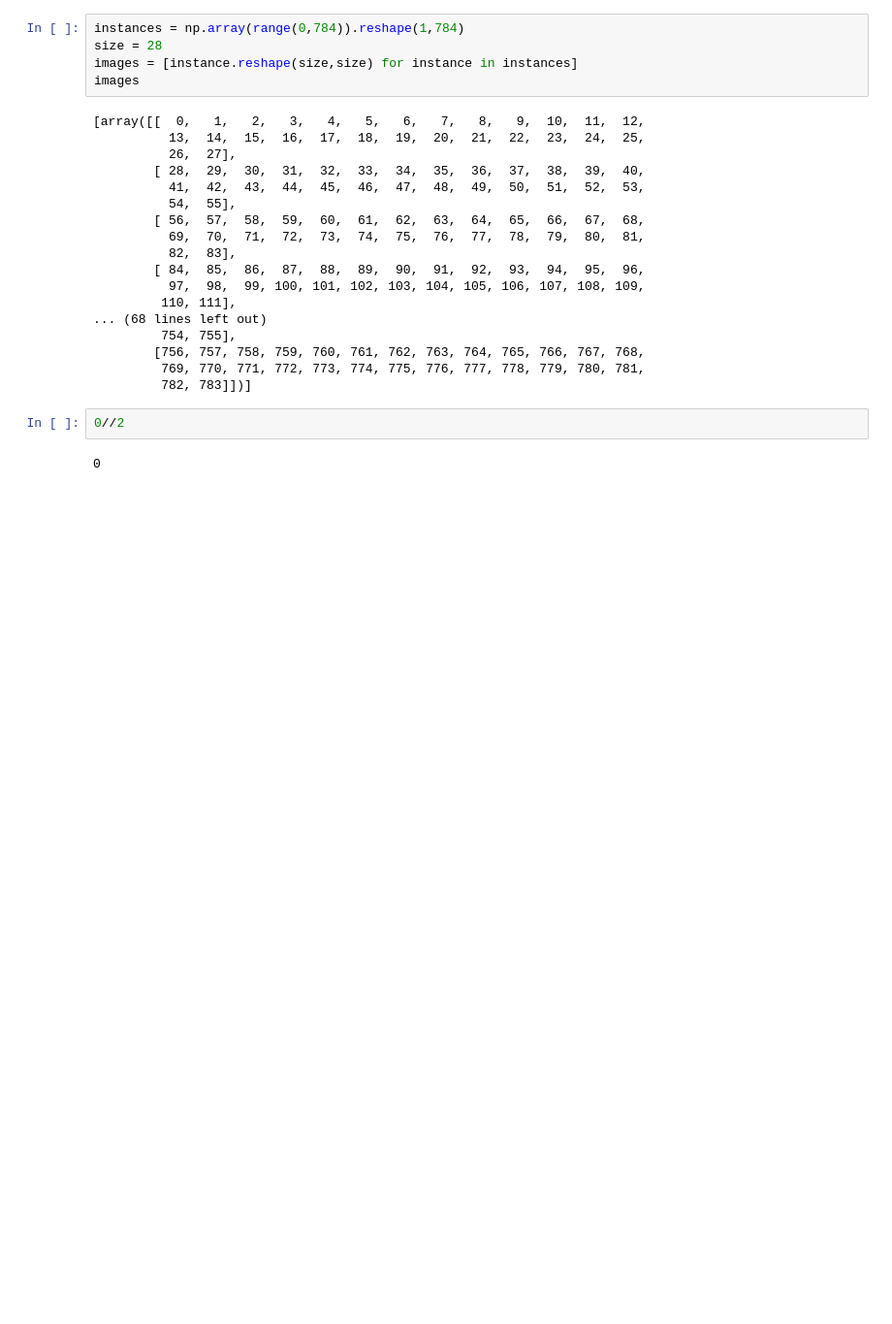
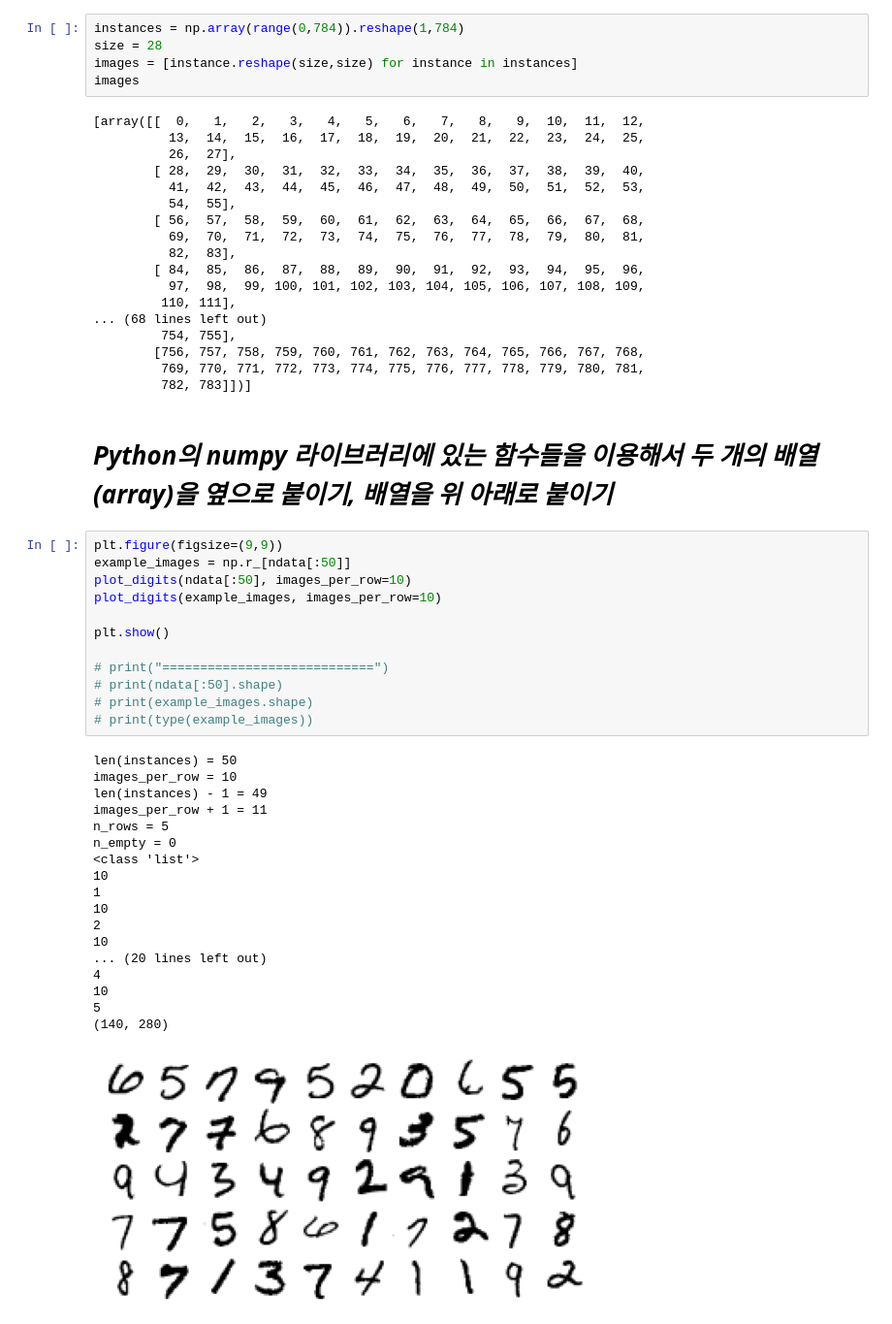
Before and after one commit to rlfwo93/machine-learning, a Jupyter notebook: mnist_final.ipynb, the cells around one changed output. Shown: that part at 97% size. Cells and saved outputs as stored; diff of their text form; blank space fills up the shorter version.

```diff
--- a/mnist_final.ipynb
+++ b/mnist_final.ipynb
@@ -352,7 +334,36 @@ images
         [756, 757, 758, 759, 760, 761, 762, 763, 764, 765, 766, 767, 768,
          769, 770, 771, 772, 773, 774, 775, 776, 777, 778, 779, 780, 781,
          782, 783]])]
-# %%
-0//2
-# %% [output]
-0
+# %% [markdown]
+# ***Python의 numpy 라이브러리에 있는 함수들을 이용해서 두 개의 배열(array)을 옆으로 붙이기, 배열을 위 아래로 붙이기***
+# %%
+plt.figure(figsize=(9,9))
+example_images = np.r_[ndata[:50]]
+plot_digits(ndata[:50], images_per_row=10)
+plot_digits(example_images, images_per_row=10)
+
+plt.show()
+
+# print("============================")
+# print(ndata[:50].shape)
+# print(example_images.shape)
+# print(type(example_images))
+# %% [output]
+len(instances) = 50
+images_per_row = 10
+len(instances) - 1 = 49
+images_per_row + 1 = 11
+n_rows = 5
+n_empty = 0
+<class 'list'>
+10
+1
+10
+2
+10
+... (20 lines left out)
+4
+10
+5
+(140, 280)
+[figure, added]
```
Also changed, not shown: parts of 13 cells of this notebook.
